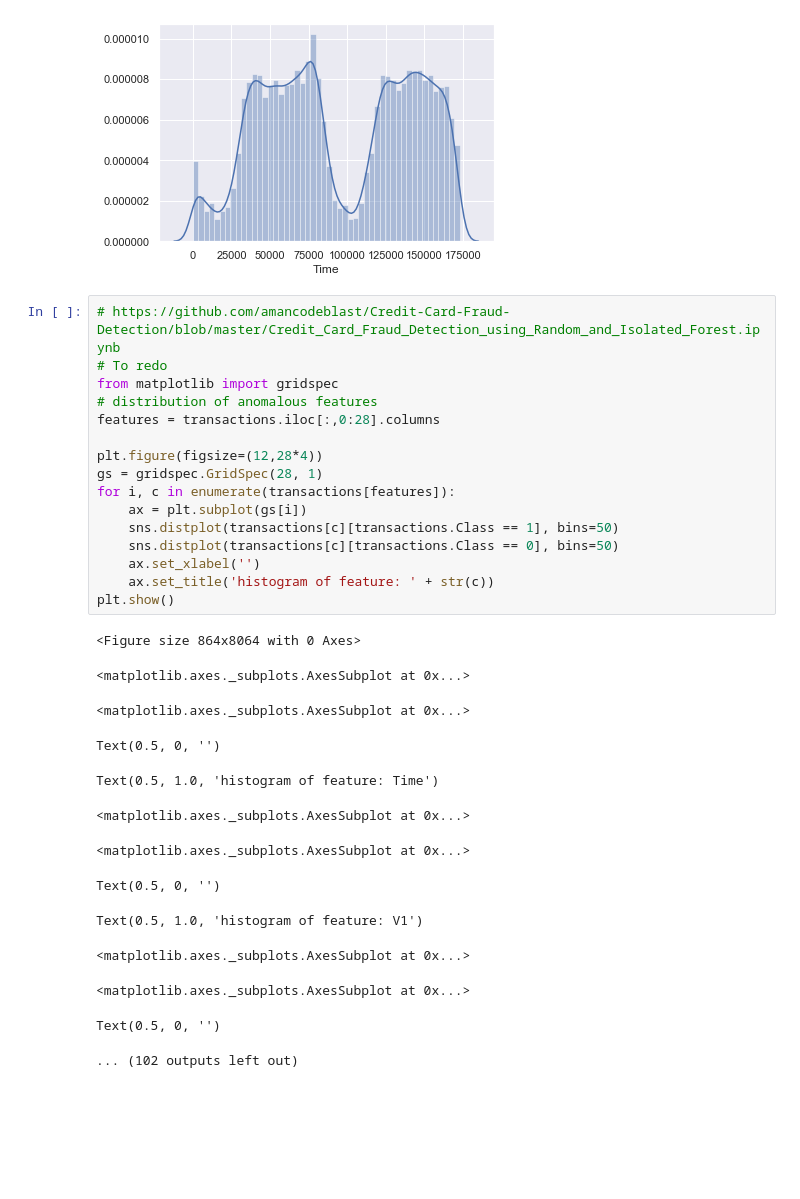
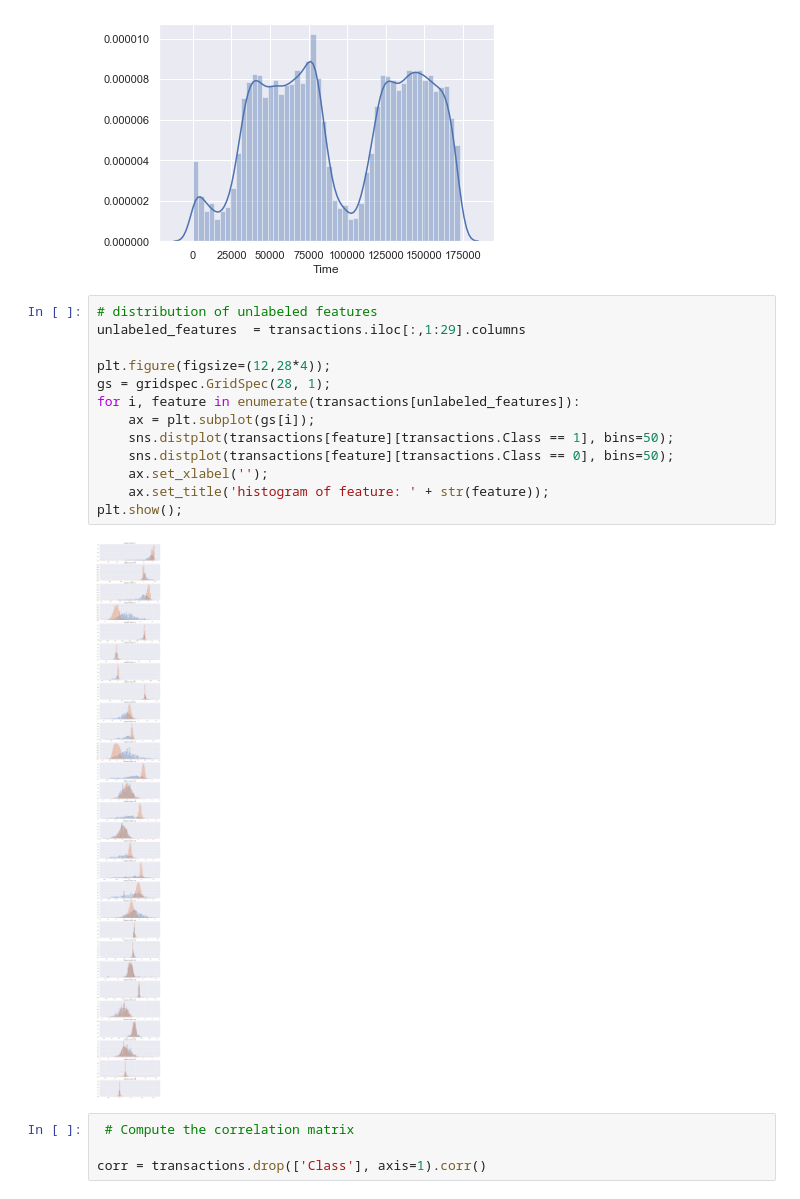
Before and after one commit to yrahan/credit-card-fraud-detection, a Jupyter notebook: 1- EDA.ipynb, the cells around one changed output. Drawn from its saved outputs; the diff is of its cells as text; blank space fills up the shorter version.

```diff
--- a/1- EDA.ipynb
+++ b/1- EDA.ipynb
@@ -133,32 +138,21 @@ sns.distplot(transactions.Time)
 <matplotlib.axes._subplots.AxesSubplot at 0x...>
 [figure]
 # %%
-# https://github.com/amancodeblast/Credit-Card-Fraud-Detection/blob/master/Credit_Card_Fraud_Detection_using_Random_and_Isolated_Forest.ipynb
-# To redo
-from matplotlib import gridspec
-# distribution of anomalous features
-features = transactions.iloc[:,0:28].columns
+# distribution of unlabeled features
+unlabeled_features  = transactions.iloc[:,1:29].columns
 
-plt.figure(figsize=(12,28*4))
-gs = gridspec.GridSpec(28, 1)
-for i, c in enumerate(transactions[features]):
-    ax = plt.subplot(gs[i])
-    sns.distplot(transactions[c][transactions.Class == 1], bins=50)
-    sns.distplot(transactions[c][transactions.Class == 0], bins=50)
-    ax.set_xlabel('')
-    ax.set_title('histogram of feature: ' + str(c))
-plt.show()
+plt.figure(figsize=(12,28*4));
+gs = gridspec.GridSpec(28, 1);
+for i, feature in enumerate(transactions[unlabeled_features]):
+    ax = plt.subplot(gs[i]);
+    sns.distplot(transactions[feature][transactions.Class == 1], bins=50);
+    sns.distplot(transactions[feature][transactions.Class == 0], bins=50);
+    ax.set_xlabel('');
+    ax.set_title('histogram of feature: ' + str(feature));
+plt.show();
 # %% [output]
-<Figure size 864x8064 with 0 Axes>
-<matplotlib.axes._subplots.AxesSubplot at 0x...>
-<matplotlib.axes._subplots.AxesSubplot at 0x...>
-Text(0.5, 0, '')
-Text(0.5, 1.0, 'histogram of feature: Time')
-<matplotlib.axes._subplots.AxesSubplot at 0x...>
-<matplotlib.axes._subplots.AxesSubplot at 0x...>
-Text(0.5, 0, '')
-Text(0.5, 1.0, 'histogram of feature: V1')
-<matplotlib.axes._subplots.AxesSubplot at 0x...>
-<matplotlib.axes._subplots.AxesSubplot at 0x...>
-Text(0.5, 0, '')
-... (102 outputs left out)
+[figure, added]
+# %%
+ # Compute the correlation matrix
+
+corr = transactions.drop(['Class'], axis=1).corr()
```
Also changed, not shown: parts of 7 cells of this notebook.
